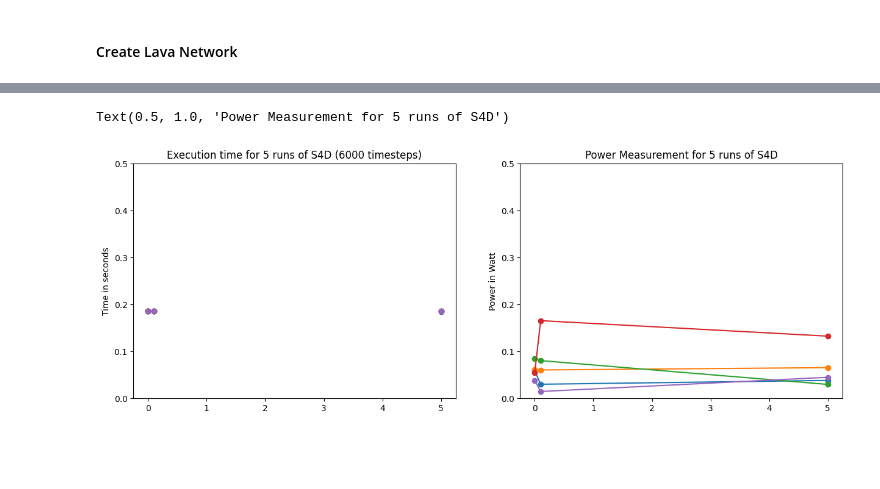
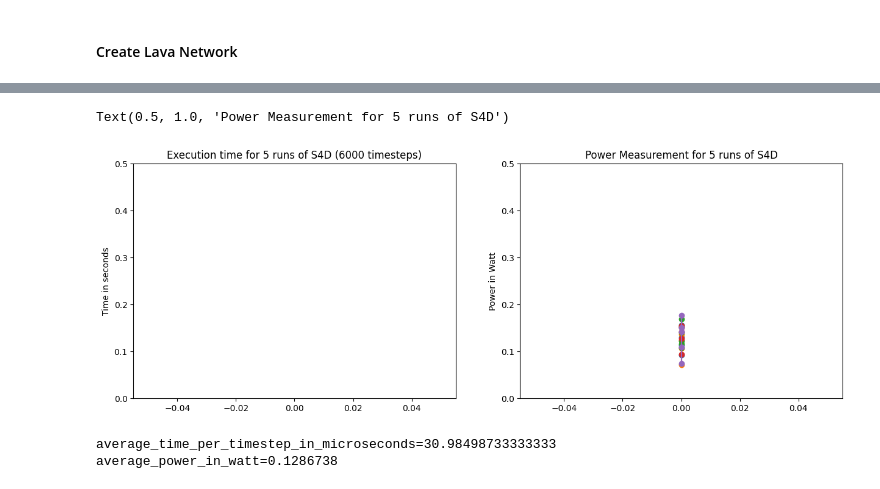
Before and after one commit to lava-nc/lava-dl, a Jupyter notebook: src/lava/lib/dl/slayer/state_space_models/sCIFAR/profiling_scripts/profiling_slayer_version.ipynb, the cells around one changed output, grey strips where cells are left out. Cells and saved outputs as stored; diff of their text form; code cells hidden in the pictures; blank space fills up the shorter version.

```diff
--- a/src/lava/lib/dl/slayer/state_space_models/sCIFAR/profiling_scripts/profiling_slayer_version.ipynb
+++ b/src/lava/lib/dl/slayer/state_space_models/sCIFAR/profiling_scripts/profiling_slayer_version.ipynb
@@ -57,7 +57,7 @@ import numpy as np
 
 
 np.set_printoptions(linewidth=110)  # Increase the line lenght of output cells.
-n_steps = 6000 #1024 # 1000 works
+n_steps = 60000 #1024 # 1000 works
 # %% [output]
 CUDA extension for structured kernels (Cauchy and Vandermonde multiplication) not found. Install by going to extensions/kernels/ and running `python setup.py install`, for improved speed and memory ef ...
 Falling back on slow Cauchy and Vandermonde kernel. Install at least one of pykeops or the CUDA extension for better speed and memory efficiency.
@@ -142,16 +127,17 @@ def example_run(net, profile, sample_num):
 power_results = np.zeros((5, 5))
 time_results =  np.zeros((5, 5))
 
-for idx, thres in enumerate([0, 0.1, 5]):
-    lava_dl_model_trained = SCIFARNetworkSlayer(d_model=d_model, n_states=n_states, threshold=thres, num_layers=1, get_last=False)
-    lava_dl_model_trained.load_state_dict(torch.load("./../training_logs/Trained_slayer_quantized/network_quantized.pt"))
-    lava_dl_model_trained.eval()
-    out_dl_trained = lava_dl_model_trained(data_sample[0])
+# only did it for 0 as threshold, other thresholds not implemented!
+lava_dl_model_trained = SCIFARNetworkSlayer(d_model=d_model, n_states=n_states, threshold=0, num_layers=1, get_last=False)
+lava_dl_model_trained.load_state_dict(torch.load("./../training_logs/Trained_slayer_quantized/network_quantized.pt"))
+lava_dl_model_trained.eval()
+out_dl_trained = lava_dl_model_trained(data_sample[0])
 
-    if os.path.exists("./../training_logs/netx_trained.net"):
-        os.remove("./../training_logs/netx_trained.net")
-    lava_dl_model_trained.export_hdf5("./../training_logs/netx_trained.net")
+if os.path.exists("./../training_logs/netx_trained.net"):
+    os.remove("./../training_logs/netx_trained.net")
+lava_dl_model_trained.export_hdf5("./../training_logs/netx_trained.net")
 
+for idx in range(5):
     for sample in range(6, 11):
         loaded_net =  netx.hdf5.Network(net_config="./../training_logs/netx_trained.net", input_message_bits=num_message_bits, sparse_fc_layer=True, skip_layers=1)
         energy_profiler = example_run(loaded_net, "energy", sample)
@@ -260,22 +246,28 @@ Per core utilization:
 # %%
 fig, ax = plt.subplots(1,2, figsize=(15, 5))
-thres = [0, 0.1, 5]
+thres = [0] * 5
 # add yrange
 for i in range(5):
-    ax[0].plot(thres, time_results[i, :3], marker= "o", linestyle = "")
-    ax[1].plot(thres, power_results[i, :3], marker= "o")
+    ax[0].plot(thres, time_results[i,:], marker= "o", linestyle = "")
+    ax[1].plot(thres, power_results[i,:], marker= "o")
 ax[0].set_ylim([0, 0.5])
 ax[0].set_ylabel("Time in seconds")
 ax[0].set_title("Execution time for 5 runs of S4D (6000 timesteps)")
 ax[1].set_ylim([0, 0.5])
 # set y label
 ax[1].set_ylabel("Power in Watt")
 ax[1].set_title("Power Measurement for 5 runs of S4D")
-
-# i dont want the markers to be connected
 # %% [output]
 Text(0.5, 1.0, 'Power Measurement for 5 runs of S4D')
-[figure, old version]
+[figure, new version]
+# %%
+average_time_per_timestep_in_microseconds = np.mean(time_results) / n_steps * 10 **6
+average_power_in_watt = np.mean(power_results)
+print(f"{average_time_per_timestep_in_microseconds=}")
+print(f"{average_power_in_watt=}")
+# %% [output]
+average_time_per_timestep_in_microseconds=30.98498733333333
+average_power_in_watt=0.1286738
 # %%
 print(f"Total execution time: {np.round(np.sum(time_profiler.execution_time), 6)} s")
 print(f"Total power: {np.round(energy_profiler.power, 6)} W")
```
Also changed, not shown: parts of 9 cells of this notebook, 6 other files.
